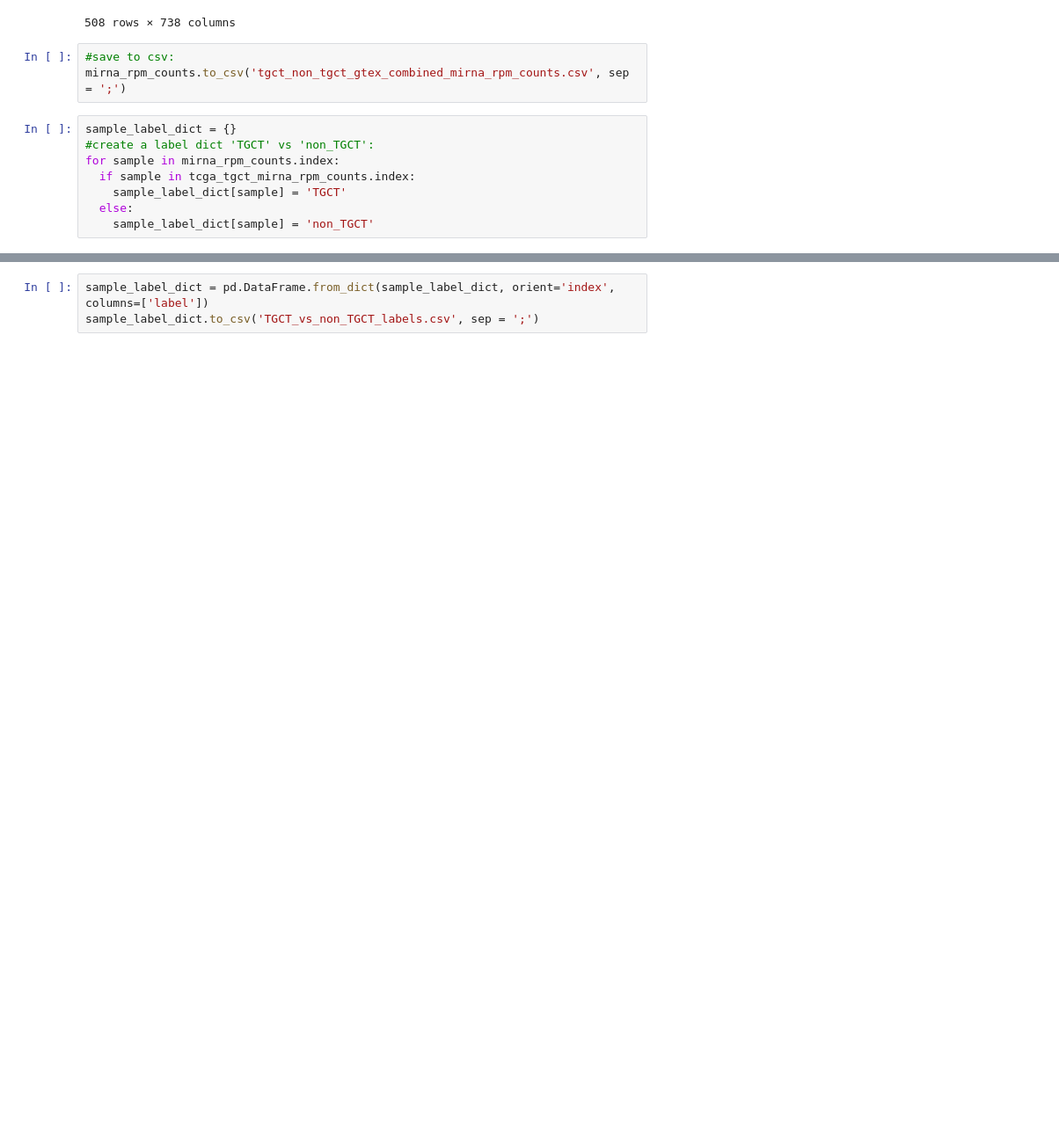
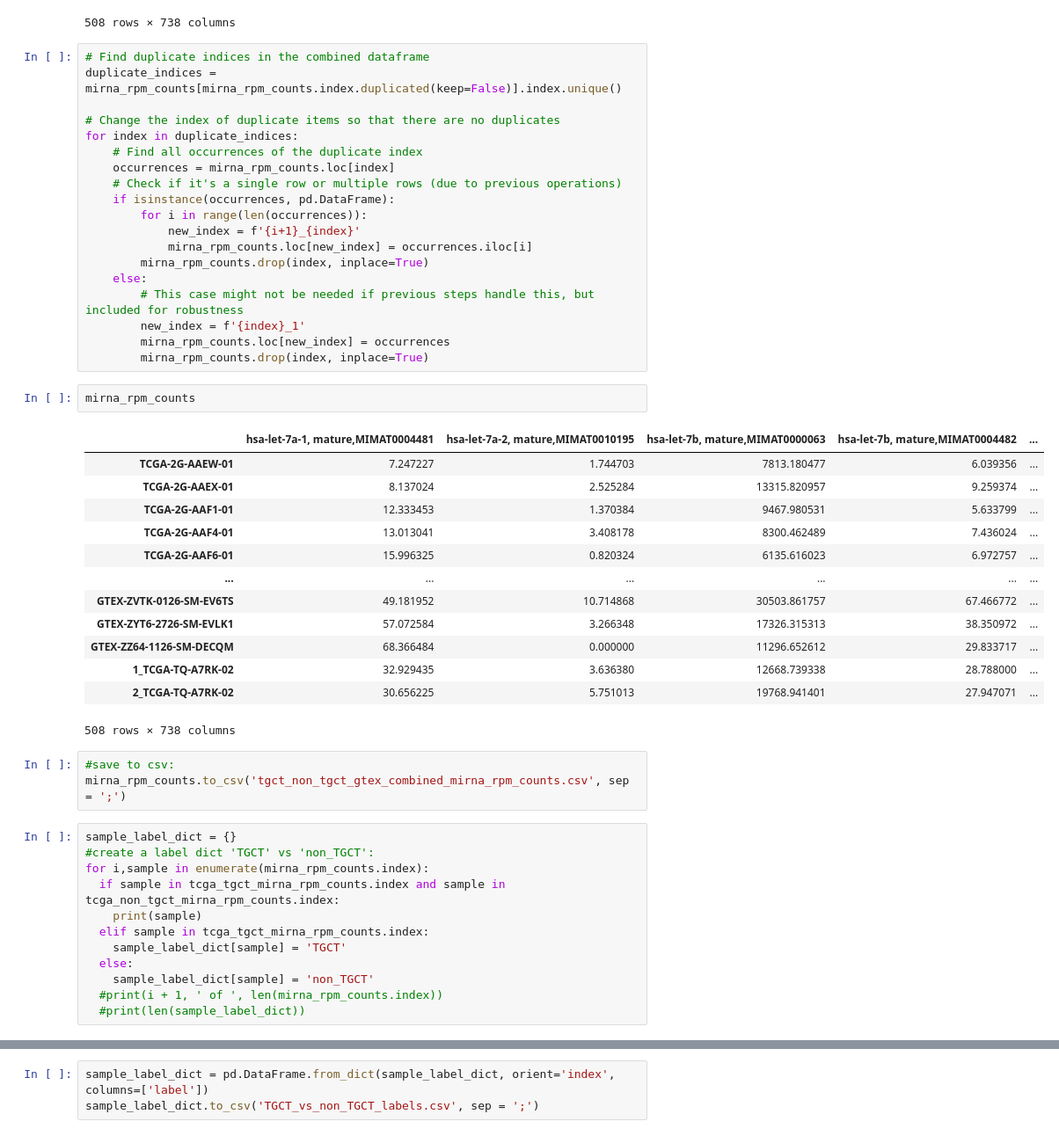
Before and after one commit to Ignas12345/masters_project_data_and_notebooks, a Jupyter notebook: Notebooks/misc/prepare_TGCT_vs_non_TGCT_rpm_counts.ipynb, the cells around one changed output, grey strips where cells are left out. Shown at 88% size. Cells and saved outputs as stored; diff of their text form; blank space fills up the shorter version.

Commit message:
updated TGCT_vs_non_TGCT notebook to remove duplicate indices in one sample

```diff
--- a/Notebooks/misc/prepare_TGCT_vs_non_TGCT_rpm_counts.ipynb
+++ b/Notebooks/misc/prepare_TGCT_vs_non_TGCT_rpm_counts.ipynb
@@ -121,14 +121,53 @@ mirna_rpm_counts
 | GTEX-ZYT6-2726-SM-EVLK1 | 57.072584 | 3.266348 | 17326.315313 | 38.350972 | ... |
 | GTEX-ZZ64-1126-SM-DECQM | 68.366484 | 0.000000 | 11296.652612 | 29.833717 | ... |
 508 rows × 738 columns
+# %%
+# Find duplicate indices in the combined dataframe
+duplicate_indices = mirna_rpm_counts[mirna_rpm_counts.index.duplicated(keep=False)].index.unique()
+
+# Change the index of duplicate items so that there are no duplicates
+for index in duplicate_indices:
+    # Find all occurrences of the duplicate index
+    occurrences = mirna_rpm_counts.loc[index]
+    # Check if it's a single row or multiple rows (due to previous operations)
+    if isinstance(occurrences, pd.DataFrame):
+        for i in range(len(occurrences)):
+            new_index = f'{i+1}_{index}'
+            mirna_rpm_counts.loc[new_index] = occurrences.iloc[i]
+        mirna_rpm_counts.drop(index, inplace=True)
+    else:
+        # This case might not be needed if previous steps handle this, but included for robustness
+        new_index = f'{index}_1'
+        mirna_rpm_counts.loc[new_index] = occurrences
+        mirna_rpm_counts.drop(index, inplace=True)
+# %%
+mirna_rpm_counts
+# %% [output]
+|  | hsa-let-7a-1, mature,MIMAT0004481 | hsa-let-7a-2, mature,MIMAT0010195 | hsa-let-7b, mature,MIMAT0000063 | hsa-let-7b, mature,MIMAT0004482 | ... |
+| TCGA-2G-AAEW-01 | 7.247227 | 1.744703 | 7813.180477 | 6.039356 | ... |
+| TCGA-2G-AAEX-01 | 8.137024 | 2.525284 | 13315.820957 | 9.259374 | ... |
+| TCGA-2G-AAF1-01 | 12.333453 | 1.370384 | 9467.980531 | 5.633799 | ... |
+| TCGA-2G-AAF4-01 | 13.013041 | 3.408178 | 8300.462489 | 7.436024 | ... |
+| TCGA-2G-AAF6-01 | 15.996325 | 0.820324 | 6135.616023 | 6.972757 | ... |
+| ... | ... | ... | ... | ... | ... |
+| GTEX-ZVTK-0126-SM-EV6TS | 49.181952 | 10.714868 | 30503.861757 | 67.466772 | ... |
+| GTEX-ZYT6-2726-SM-EVLK1 | 57.072584 | 3.266348 | 17326.315313 | 38.350972 | ... |
+| GTEX-ZZ64-1126-SM-DECQM | 68.366484 | 0.000000 | 11296.652612 | 29.833717 | ... |
+| 1_TCGA-TQ-A7RK-02 | 32.929435 | 3.636380 | 12668.739338 | 28.788000 | ... |
+| 2_TCGA-TQ-A7RK-02 | 30.656225 | 5.751013 | 19768.941401 | 27.947071 | ... |
+508 rows × 738 columns
 # %%
 #save to csv:
 mirna_rpm_counts.to_csv('tgct_non_tgct_gtex_combined_mirna_rpm_counts.csv', sep = ';')
 # %%
 sample_label_dict = {}
 #create a label dict 'TGCT' vs 'non_TGCT':
-for sample in mirna_rpm_counts.index:
-  if sample in tcga_tgct_mirna_rpm_counts.index:
+for i,sample in enumerate(mirna_rpm_counts.index):
+  if sample in tcga_tgct_mirna_rpm_counts.index and sample in tcga_non_tgct_mirna_rpm_counts.index:
+    print(sample)
+  elif sample in tcga_tgct_mirna_rpm_counts.index:
     sample_label_dict[sample] = 'TGCT'
   else:
     sample_label_dict[sample] = 'non_TGCT'
+  #print(i + 1, ' of ', len(mirna_rpm_counts.index))
+  #print(len(sample_label_dict))
```
Also changed, not shown: parts of 2 cells of this notebook, 2 other files.
